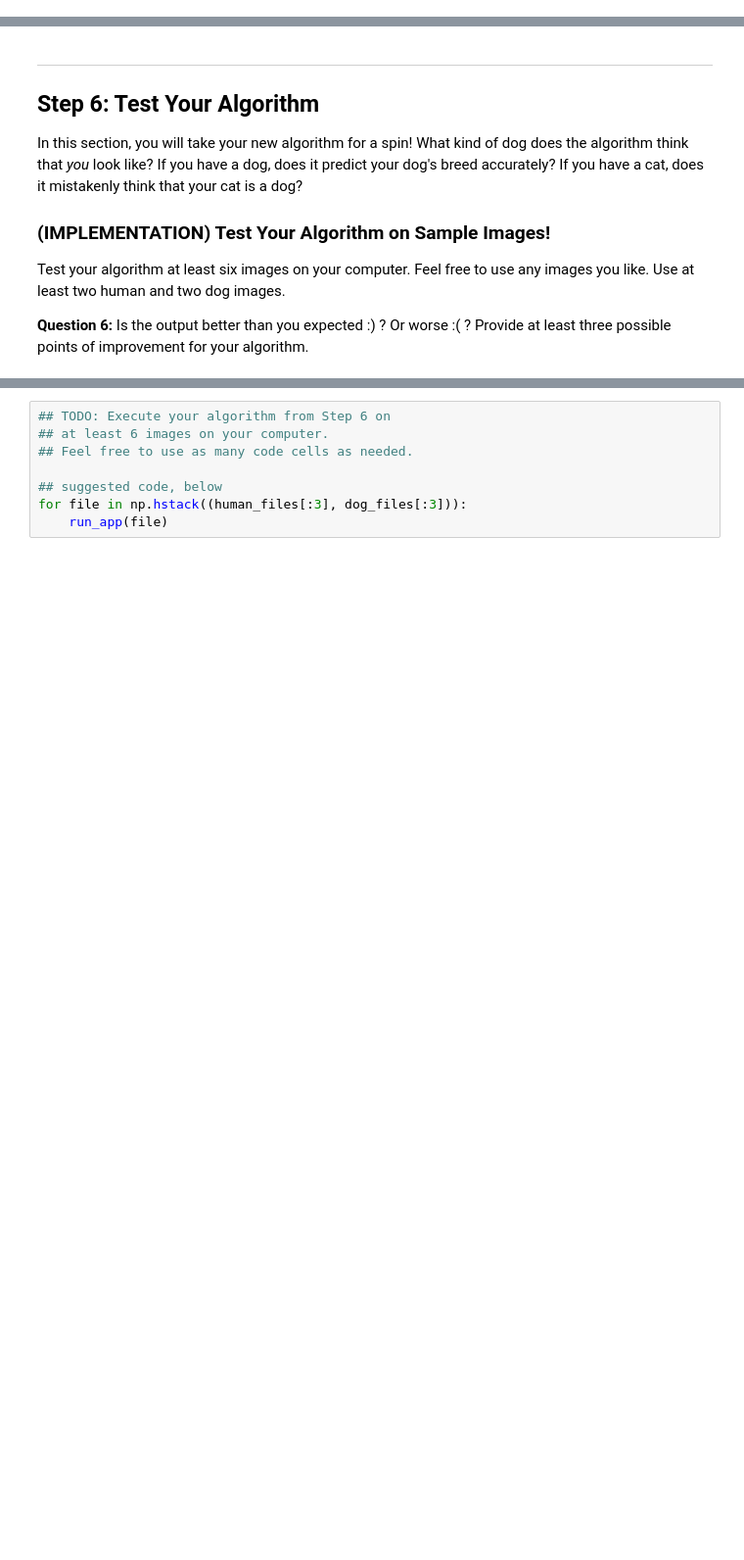
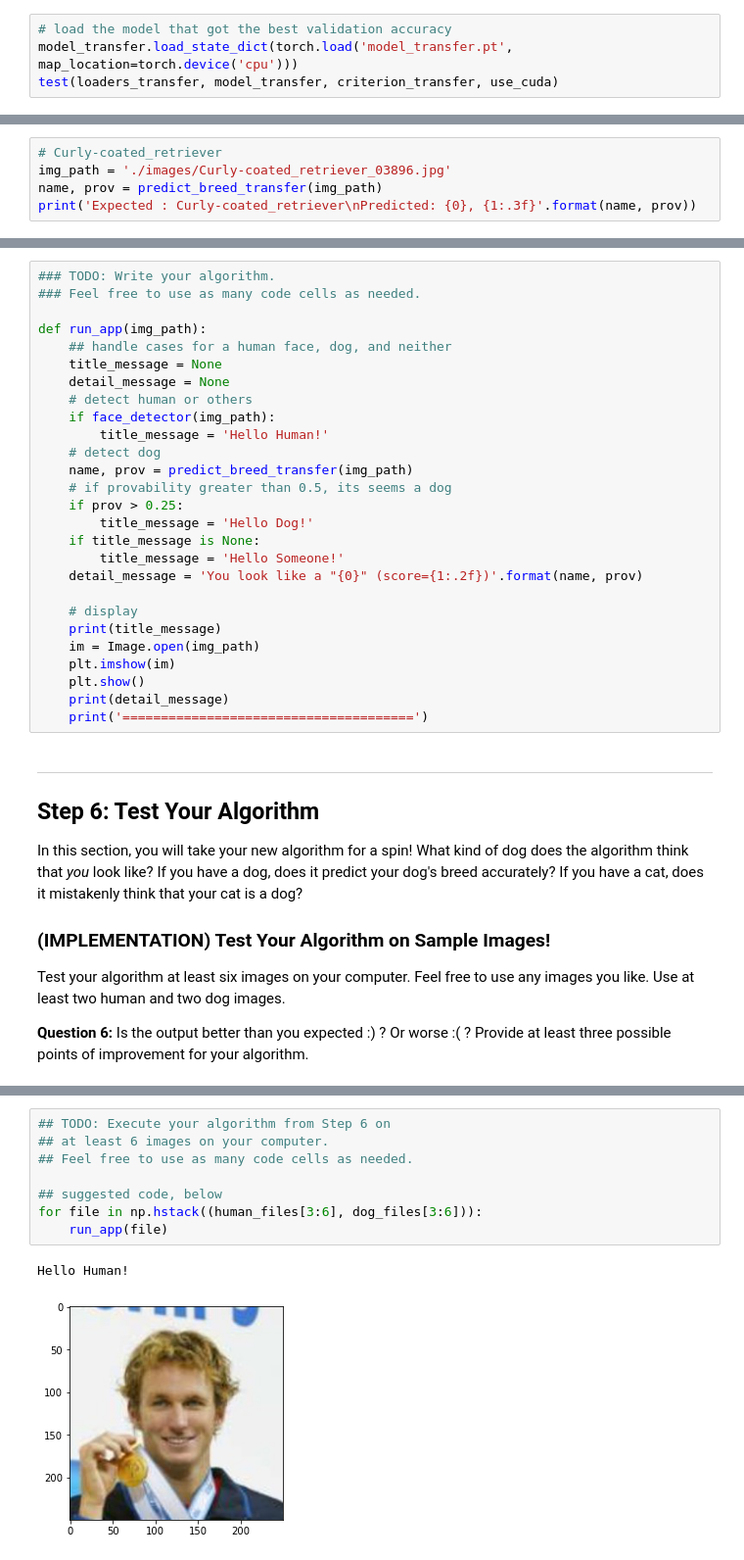
Before and after one commit to kawano8811/deep-learning-v2-pytorch, a Jupyter notebook: project-dog-classification/dog_app.ipynb, the cells around one changed output, grey strips where cells are left out. Shown: that part at 98% size. Cells and saved outputs as stored; diff of their text form; blank space fills up the shorter version.

```diff
--- a/project-dog-classification/dog_app.ipynb
+++ b/project-dog-classification/dog_app.ipynb
@@ -1043,0 +1039,4 @@ Test Accuracy: 69% (581/836)
+# %%
+# load the model that got the best validation accuracy
+model_transfer.load_state_dict(torch.load('model_transfer.pt', map_location=torch.device('cpu')))
+test(loaders_transfer, model_transfer, criterion_transfer, use_cuda)
@@ -1057,0 +1099,5 @@ def predict_breed_transfer(img_path):
+# %%
+# Curly-coated_retriever
+img_path = './images/Curly-coated_retriever_03896.jpg'
+name, prov = predict_breed_transfer(img_path)
+print('Expected : Curly-coated_retriever\nPredicted: {0}, {1:.3f}'.format(name, prov))
@@ -1082,3 +1125,30 @@ def run_app(img_path):
+# %%
+### TODO: Write your algorithm.
+### Feel free to use as many code cells as needed.
+
+def run_app(img_path):
+    ## handle cases for a human face, dog, and neither
+    title_message = None
+    detail_message = None
+    # detect human or others
+    if face_detector(img_path):
+        title_message = 'Hello Human!'
+    # detect dog
+    name, prov = predict_breed_transfer(img_path)
+    # if provability greater than 0.5, its seems a dog
+    if prov > 0.25:
+        title_message = 'Hello Dog!'
+    if title_message is None:
+        title_message = 'Hello Someone!'
+    detail_message = 'You look like a "{0}" (score={1:.2f})'.format(name, prov)
+
+    # display
+    print(title_message)
+    im = Image.open(img_path)
+    plt.imshow(im)
+    plt.show()
+    print(detail_message)
+    print('======================================')
 # %% [markdown]
 ---
 <a id='step6'></a>
@@ -1096,8 +1182,11 @@ __Answer:__ (Three possible points for improvement)
 # %%
 ## TODO: Execute your algorithm from Step 6 on
 ## at least 6 images on your computer.
 ## Feel free to use as many code cells as needed.
 
 ## suggested code, below
-for file in np.hstack((human_files[:3], dog_files[:3])):
+for file in np.hstack((human_files[3:6], dog_files[3:6])):
     run_app(file)
+# %% [output]
+Hello Human!
+[figure, added]
```
Also changed, not shown: parts of 14 cells of this notebook.
